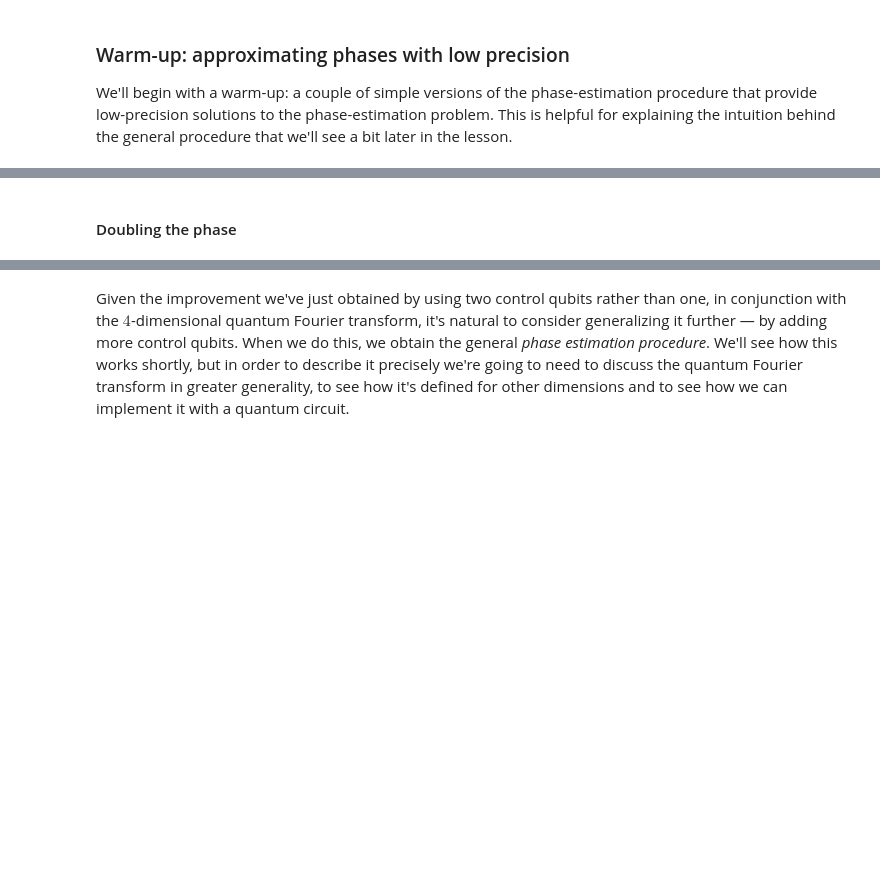
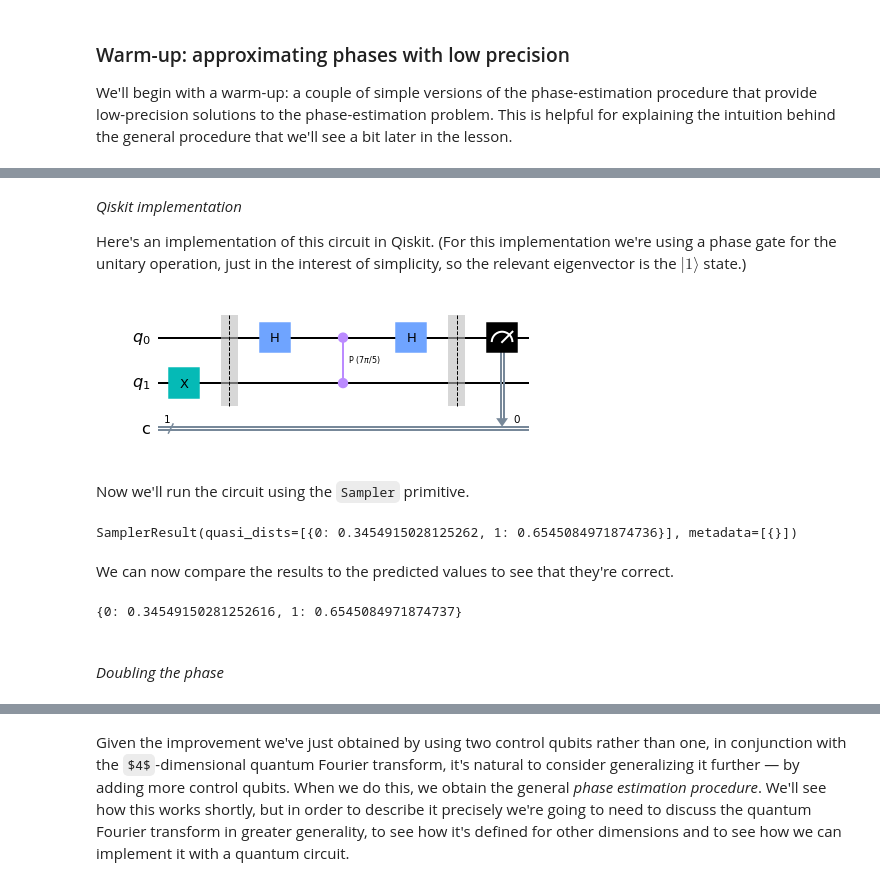
Before and after one commit to nikolabintev/textbook, a Jupyter notebook: notebooks/algorithm-fundamentals/03.phase-estimation/phase-estimation-and-factoring.ipynb, the cells around one changed output, grey strips where cells are left out. Drawn from its saved outputs; the diff is of its cells as text; code cells hidden in the pictures; some formulas as TeX source; blank space fills up the shorter version.

```diff
--- a/notebooks/algorithm-fundamentals/03.phase-estimation/phase-estimation-and-factoring.ipynb
+++ b/notebooks/algorithm-fundamentals/03.phase-estimation/phase-estimation-and-factoring.ipynb
@@ -448,8 +451,57 @@ It's natural to ask what role the two Hadamard gates play in this procedure:
    $$
 
    and if we were to measure this state, we would obtain $0$ and $1$ each with probability $1/2$ — which tells us nothing at all about $\theta.$ Performing the second Hadamard gate allows the number $\theta$ to affect the output probabilities.
+# %% [markdown]
+*Qiskit implementation*
+
+Here's an implementation of this circuit in Qiskit.
+(For this implementation we're using a phase gate for the unitary operation, just in the interest of simplicity, so the relevant eigenvector is the $\vert 1\rangle$ state.)
+# %%
+from math import pi, cos, sin
+from qiskit import QuantumCircuit
+
+theta = 0.7 # Can be changed to any value between 0 and 1
+
+qc = QuantumCircuit(2, 1)
+
+# Prepare eigenvector, which is the |1> state
+
+qc.x(1)
+qc.barrier()
+
+# Implement the estimation procedure
+qc.h(0)
+qc.cp(2*pi*theta, 0, 1)
+qc.h(0)
+qc.barrier()
+
+# Perform the final measurement
+qc.measure(0, 0)
+
+# Draw the circuit
+qc.draw()
+# %% [output]
+[figure, added]
+# %% [markdown]
+Now we'll run the circuit using the `Sampler` primitive.
+# %%
+from qiskit.primitives import Sampler
+Sampler().run(qc).result()
+# %% [output]
+SamplerResult(quasi_dists=[{0: 0.3454915028125262, 1: 0.6545084971874736}], metadata=[{}])
+# %% [markdown]
+We can now compare the results to the predicted values to see that they're correct.
+# %%
+{   # Calculate predicted results
+    0: cos(pi * theta) ** 2,
+    1: sin(pi * theta) ** 2
+}
+# %% [output]
+{0: 0.34549150281252616, 1: 0.6545084971874737}
 # %% [markdown]
-#### Doubling the phase
+<br>
+
+*Doubling the phase*
 # %% [markdown]
 The circuit described above uses the phase kickback phenomenon to approximate $\theta$ to a single bit of accuracy.
 One bit of accuracy may be all we need in some situations — but for factoring we're going to need a lot more accuracy than that.
```
Also changed, not shown: parts of 48 cells of this notebook, 19 other files.
